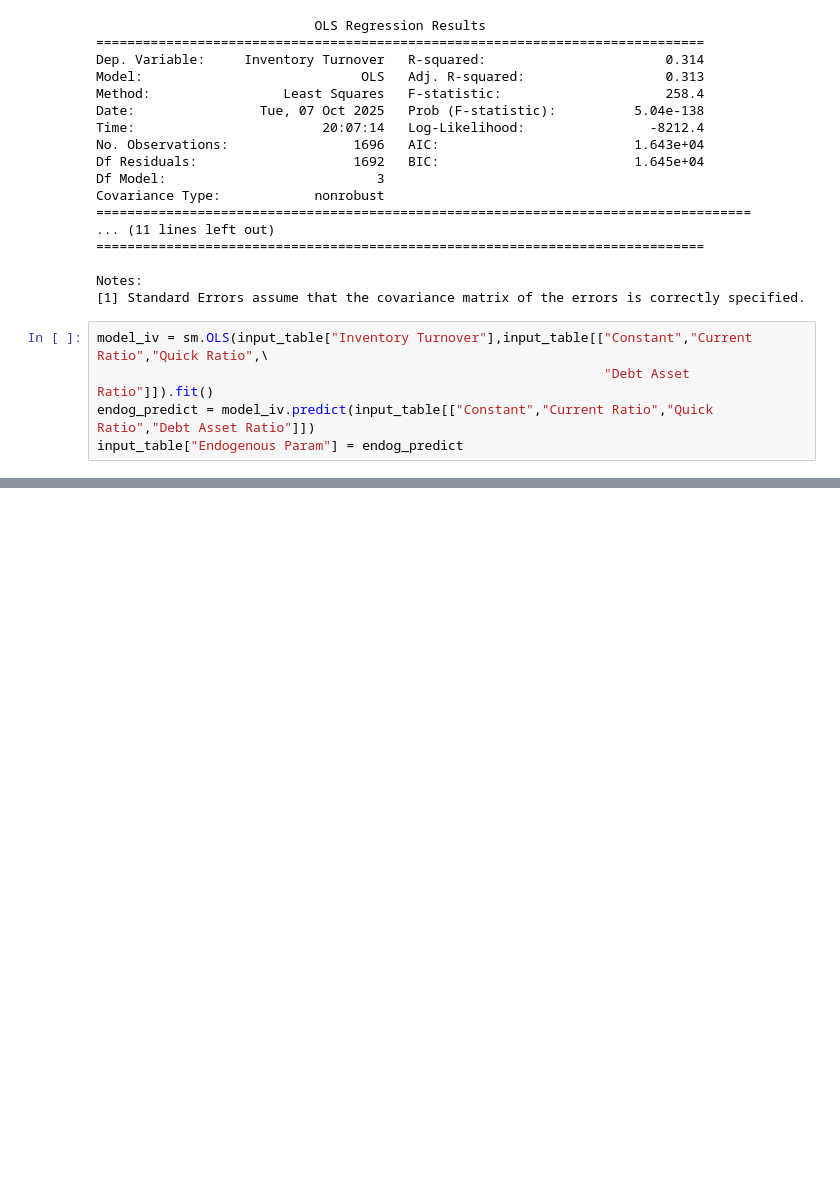
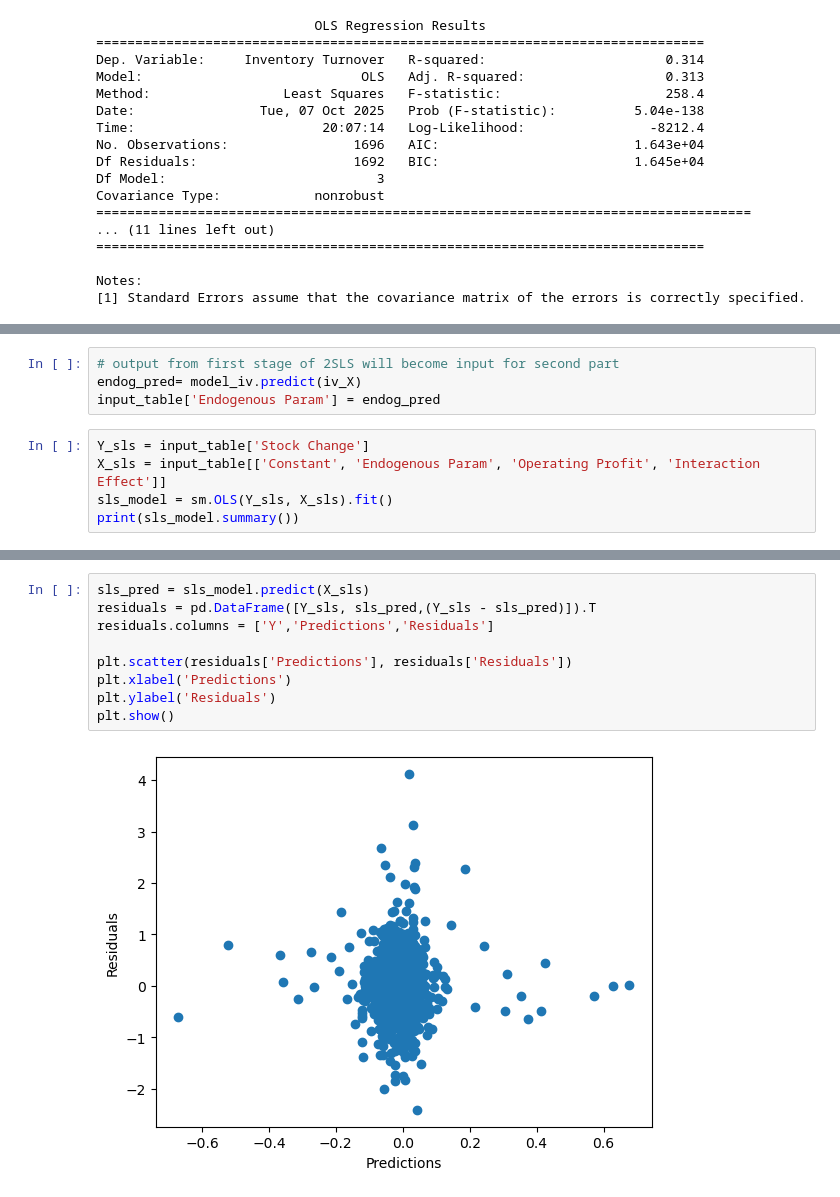
Before and after one commit to lucas-ben/mba-business-analytics, a Jupyter notebook: courses/predictive-modelling/lecture5_predictivemodelling.ipynb, the cells around one changed output, grey strips where cells are left out. Saved outputs shown, nothing was run; the diff lists cells and outputs as text; blank space fills up the shorter version.

```diff
--- a/courses/predictive-modelling/lecture5_predictivemodelling.ipynb
+++ b/courses/predictive-modelling/lecture5_predictivemodelling.ipynb
@@ -106,8 +106,3 @@ Covariance Type:            nonrobust
 
 Notes:
 [1] Standard Errors assume that the covariance matrix of the errors is correctly specified.
-# %%
-model_iv = sm.OLS(input_table["Inventory Turnover"],input_table[["Constant","Current Ratio","Quick Ratio",\
-                                                                 "Debt Asset Ratio"]]).fit()
-endog_predict = model_iv.predict(input_table[["Constant","Current Ratio","Quick Ratio","Debt Asset Ratio"]])
-input_table["Endogenous Param"] = endog_predict
@@ -140,0 +109,9 @@ Notes:
+# %%
+# output from first stage of 2SLS will become input for second part
+endog_pred= model_iv.predict(iv_X)
+input_table['Endogenous Param'] = endog_pred
+# %%
+Y_sls = input_table['Stock Change']
+X_sls = input_table[['Constant', 'Endogenous Param', 'Operating Profit', 'Interaction Effect']]
+sls_model = sm.OLS(Y_sls, X_sls).fit()
+print(sls_model.summary())
@@ -140,0 +136,11 @@ Notes:
+# %%
+sls_pred = sls_model.predict(X_sls)
+residuals = pd.DataFrame([Y_sls, sls_pred,(Y_sls - sls_pred)]).T
+residuals.columns = ['Y','Predictions','Residuals']
+
+plt.scatter(residuals['Predictions'], residuals['Residuals'])
+plt.xlabel('Predictions')
+plt.ylabel('Residuals')
+plt.show()
+# %% [output]
+[figure, added]
```
Also changed, not shown: parts of 4 cells of this notebook.
